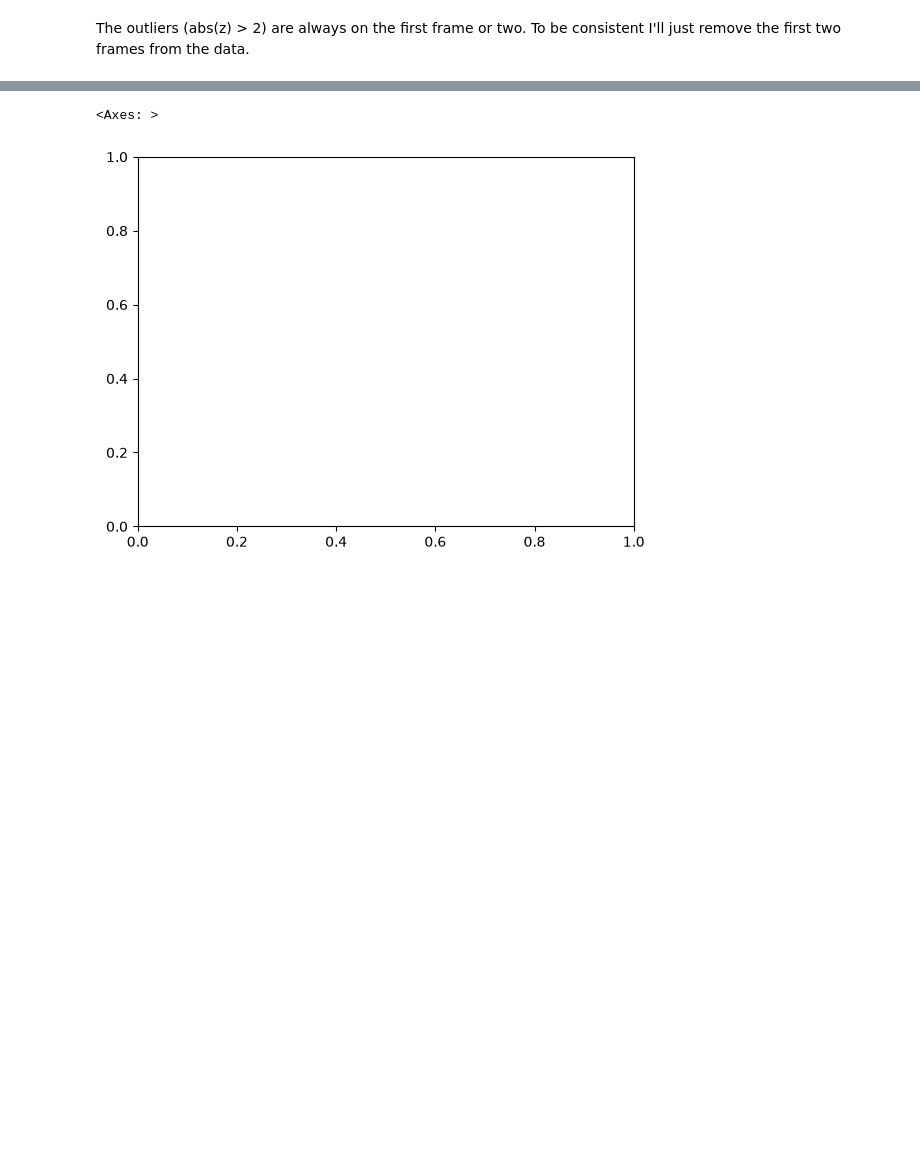
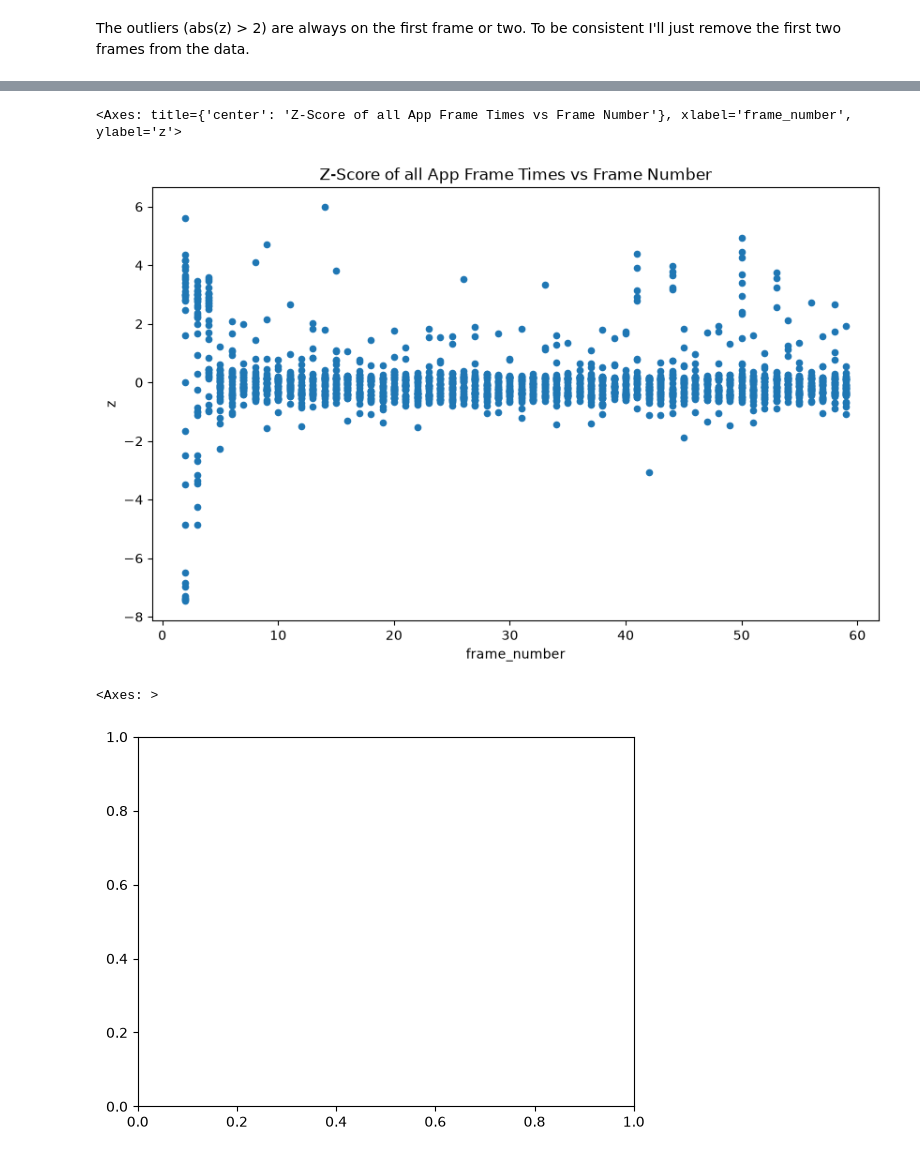
Before and after one commit to andmck1/iron-cube, a Jupyter notebook: notebooks/analysis.ipynb, the cells around one changed output, grey strips where cells are left out. Saved outputs shown, nothing was run; the diff lists cells and outputs as text; code cells hidden in the pictures; blank space fills up the shorter version.

```diff
--- a/notebooks/analysis.ipynb
+++ b/notebooks/analysis.ipynb
@@ -286,3 +291,14 @@ sns.stripplot(frame_df_proc[frame_df_proc["z"].abs() > 2], y="frame_number")
 The outliers (abs(z) > 2) are always on the first frame or two. To be consistent I'll just remove the first two frames from the data.
 # %%
 frame_df_filtered = frame_df[frame_df["frame_number"] > 1]
+# %%
+frame_df_filtered_proc = pd.concat(
+    [
+        frame_df_filtered.set_index(["shader_pipeline", "ninstances"]),
+        frame_df_filtered.groupby(["shader_pipeline", "ninstances"]).std().rename(columns={"frame_time": "std"}).drop("frame_number", axis=1),
+        frame_df_filtered.groupby(["shader_pipeline", "ninstances"]).mean().rename(columns={"frame_time": "mean"}).drop("frame_number", axis=1)
+    ],
+    axis=1
+).reset_index()
+frame_df_filtered_proc["z"] = (frame_df_filtered_proc["frame_time"] - frame_df_filtered_proc["mean"]) / frame_df_filtered_proc["std"]
+frame_df_filtered_proc.head()
@@ -289,3 +312,8 @@ frame_df_filtered = frame_df[frame_df["frame_number"] > 1]
+# %%
+frame_df_filtered_proc.plot(kind="scatter", x="frame_number", y="z", title="Z-Score of all App Frame Times vs Frame Number", figsize=(10,6))
+# %% [output]
+<Axes: title={'center': 'Z-Score of all App Frame Times vs Frame Number'}, xlabel='frame_number', ylabel='z'>
+[figure, added]
 # %%
 sns.stripplot(frame_df_filtered[(frame_df_filtered["shader_pipeline"]=="asteroidMesh") & (frame_df_filtered["ninstances"] == 10_000_000)]["frame_time"])
 # %% [output]
```
Also changed, not shown: parts of 13 cells of this notebook.
